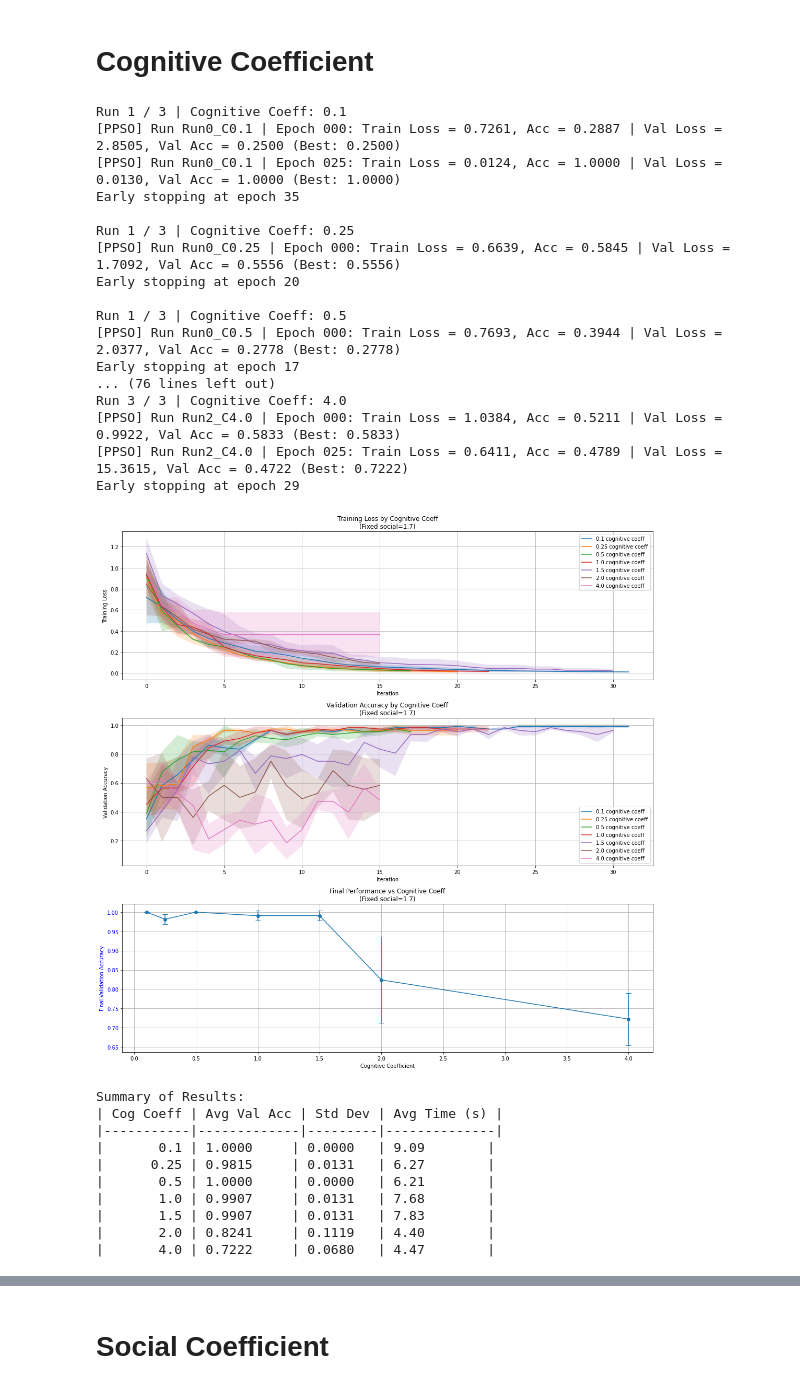
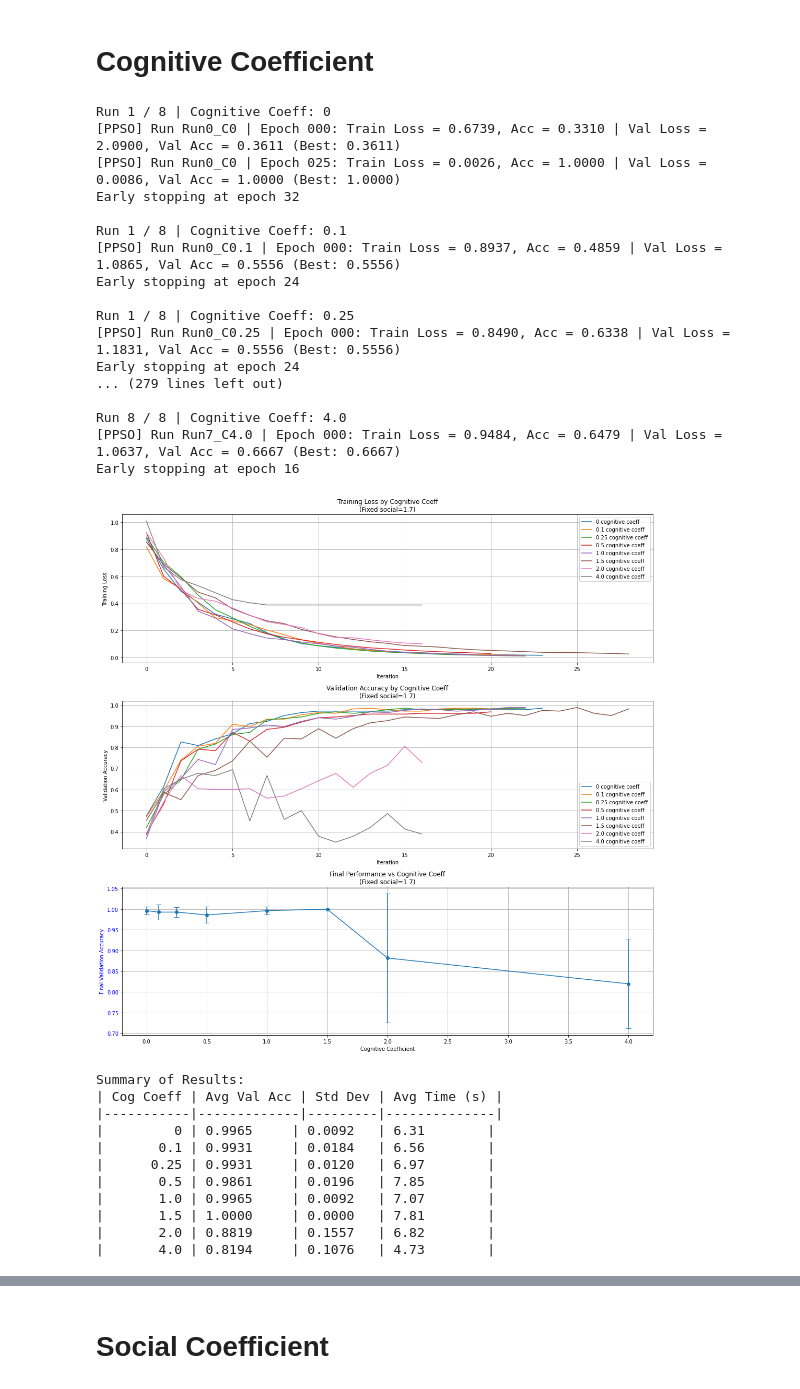
Before and after one commit to SwaroopTha/PSO-for-NNs, a Jupyter notebook: notebooks/hyperparams.ipynb, the cells around one changed output, grey strips where cells are left out. Drawn from its saved outputs; the diff is of its cells as text; code cells hidden in the pictures.

```diff
--- a/notebooks/hyperparams.ipynb
+++ b/notebooks/hyperparams.ipynb
@@ -147,8 +147,8 @@ def plot_particle_results(all_results, particle_counts):
 # %% [markdown]
 ## Number of Particles
 # %%
-particle_counts = [8, 16, 32, 64, 128]
-all_results = run_particle_experiment(particle_counts, num_runs=3)
+particle_counts = [4, 8, 16, 32, 64, 128, 256]
+all_results = run_particle_experiment(particle_counts, num_runs=8)
 
 plot_particle_results(all_results, particle_counts)
 # %% [output]
@@ -240,10 +242,10 @@ def plot_cog_results(all_results, cog_coeffs):
         std_loss = np.std(truncated_losses, axis=0)
 
         plt.plot(avg_loss, label=f'{coeff} cognitive coeff')
-        plt.fill_between(range(min_len),
-                        avg_loss - std_loss,
-                        avg_loss + std_loss,
-                        alpha=0.2)
+        # plt.fill_between(range(min_len),
+        #                 avg_loss - std_loss,
+        #                 avg_loss + std_loss,
+        #                 alpha=0.2)
     plt.xlabel('Iteration')
     plt.ylabel('Training Loss')
     plt.title('Training Loss by Cognitive Coeff\n(Fixed social=1.7)')
@@ -258,10 +260,10 @@ def plot_cog_results(all_results, cog_coeffs):
         std_acc = np.std(truncated_accs, axis=0)
 
         plt.plot(avg_acc, label=f'{coeff} cognitive coeff')
-        plt.fill_between(range(min_length),
-                       avg_acc - std_acc,
-                       avg_acc + std_acc,
-                       alpha=0.2)
+        # plt.fill_between(range(min_length),
+        #                avg_acc - std_acc,
+        #                avg_acc + std_acc,
+        #                alpha=0.2)
 
     plt.xlabel('Iteration')
     plt.ylabel('Validation Accuracy')
@@ -293,40 +295,41 @@ def plot_cog_results(all_results, cog_coeffs):
         times = [r[coeff]['time'] for r in all_results]
         print(f"| {coeff:9} | {np.mean(accs):.4f}     | {np.std(accs):.4f}   | {np.mean(times):.2f}        |")
 # %%
-cognitive_coeffs = [0.1, 0.25, 0.5, 1.0, 1.5, 2.0, 4.0]
+cognitive_coeffs = [0, 0.1, 0.25, 0.5, 1.0, 1.5, 2.0, 4.0]
 
 # Run experiment (3 runs for each coefficient)
-all_results = run_cog_exp(cognitive_coeffs)
+all_results = run_cog_exp(cognitive_coeffs, num_runs=8)
 
 # Visualize results
 plot_cog_results(all_results, cognitive_coeffs)
 # %% [output]
-Run 1 / 3 | Cognitive Coeff: 0.1
-[PPSO] Run Run0_C0.1 | Epoch 000: Train Loss = 0.7261, Acc = 0.2887 | Val Loss = 2.8505, Val Acc = 0.2500 (Best: 0.2500)
-[PPSO] Run Run0_C0.1 | Epoch 025: Train Loss = 0.0124, Acc = 1.0000 | Val Loss = 0.0130, Val Acc = 1.0000 (Best: 1.0000)
-Early stopping at epoch 35
+Run 1 / 8 | Cognitive Coeff: 0
+[PPSO] Run Run0_C0 | Epoch 000: Train Loss = 0.6739, Acc = 0.3310 | Val Loss = 2.0900, Val Acc = 0.3611 (Best: 0.3611)
+[PPSO] Run Run0_C0 | Epoch 025: Train Loss = 0.0026, Acc = 1.0000 | Val Loss = 0.0086, Val Acc = 1.0000 (Best: 1.0000)
+Early stopping at epoch 32
 
-Run 1 / 3 | Cognitive Coeff: 0.25
-[PPSO] Run Run0_C0.25 | Epoch 000: Train Loss = 0.6639, Acc = 0.5845 | Val Loss = 1.7092, Val Acc = 0.5556 (Best: 0.5556)
-Early stopping at epoch 20
+Run 1 / 8 | Cognitive Coeff: 0.1
+[PPSO] Run Run0_C0.1 | Epoch 000: Train Loss = 0.8937, Acc = 0.4859 | Val Loss = 1.0865, Val Acc = 0.5556 (Best: 0.5556)
+Early stopping at epoch 24
 
-Run 1 / 3 | Cognitive Coeff: 0.5
-[PPSO] Run Run0_C0.5 | Epoch 000: Train Loss = 0.7693, Acc = 0.3944 | Val Loss = 2.0377, Val Acc = 0.2778 (Best: 0.2778)
-Early stopping at epoch 17
-... (76 lines left out)
-Run 3 / 3 | Cognitive Coeff: 4.0
-[PPSO] Run Run2_C4.0 | Epoch 000: Train Loss = 1.0384, Acc = 0.5211 | Val Loss = 0.9922, Val Acc = 0.5833 (Best: 0.5833)
-[PPSO] Run Run2_C4.0 | Epoch 025: Train Loss = 0.6411, Acc = 0.4789 | Val Loss = 15.3615, Val Acc = 0.4722 (Best: 0.7222)
-Early stopping at epoch 29
+Run 1 / 8 | Cognitive Coeff: 0.25
+[PPSO] Run Run0_C0.25 | Epoch 000: Train Loss = 0.8490, Acc = 0.6338 | Val Loss = 1.1831, Val Acc = 0.5556 (Best: 0.5556)
+Early stopping at epoch 24
+... (279 lines left out)
+
+Run 8 / 8 | Cognitive Coeff: 4.0
+[PPSO] Run Run7_C4.0 | Epoch 000: Train Loss = 0.9484, Acc = 0.6479 | Val Loss = 1.0637, Val Acc = 0.6667 (Best: 0.6667)
+Early stopping at epoch 16
-[figure, old version]
+[figure, new version]
 Summary of Results:
 | Cog Coeff | Avg Val Acc | Std Dev | Avg Time (s) |
 |-----------|-------------|---------|--------------|
-|       0.1 | 1.0000     | 0.0000   | 9.09        |
-|      0.25 | 0.9815     | 0.0131   | 6.27        |
-|       0.5 | 1.0000     | 0.0000   | 6.21        |
-|       1.0 | 0.9907     | 0.0131   | 7.68        |
-|       1.5 | 0.9907     | 0.0131   | 7.83        |
-|       2.0 | 0.8241     | 0.1119   | 4.40        |
-|       4.0 | 0.7222     | 0.0680   | 4.47        |
+|         0 | 0.9965     | 0.0092   | 6.31        |
+|       0.1 | 0.9931     | 0.0184   | 6.56        |
+|      0.25 | 0.9931     | 0.0120   | 6.97        |
+|       0.5 | 0.9861     | 0.0196   | 7.85        |
+|       1.0 | 0.9965     | 0.0092   | 7.07        |
+|       1.5 | 1.0000     | 0.0000   | 7.81        |
+|       2.0 | 0.8819     | 0.1557   | 6.82        |
+|       4.0 | 0.8194     | 0.1076   | 4.73        |
 # %%
```
Also changed, not shown: parts of 5 cells of this notebook, 10 other files.
